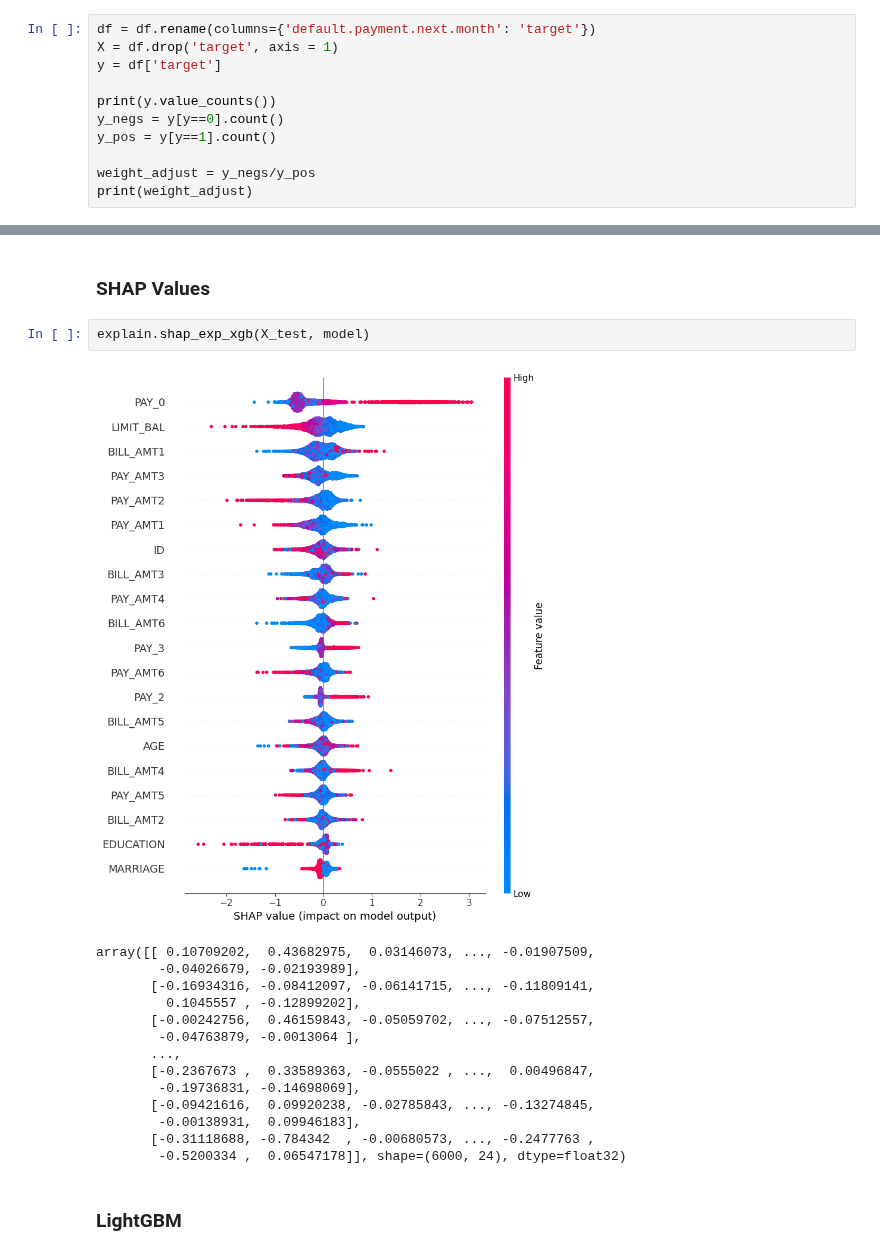
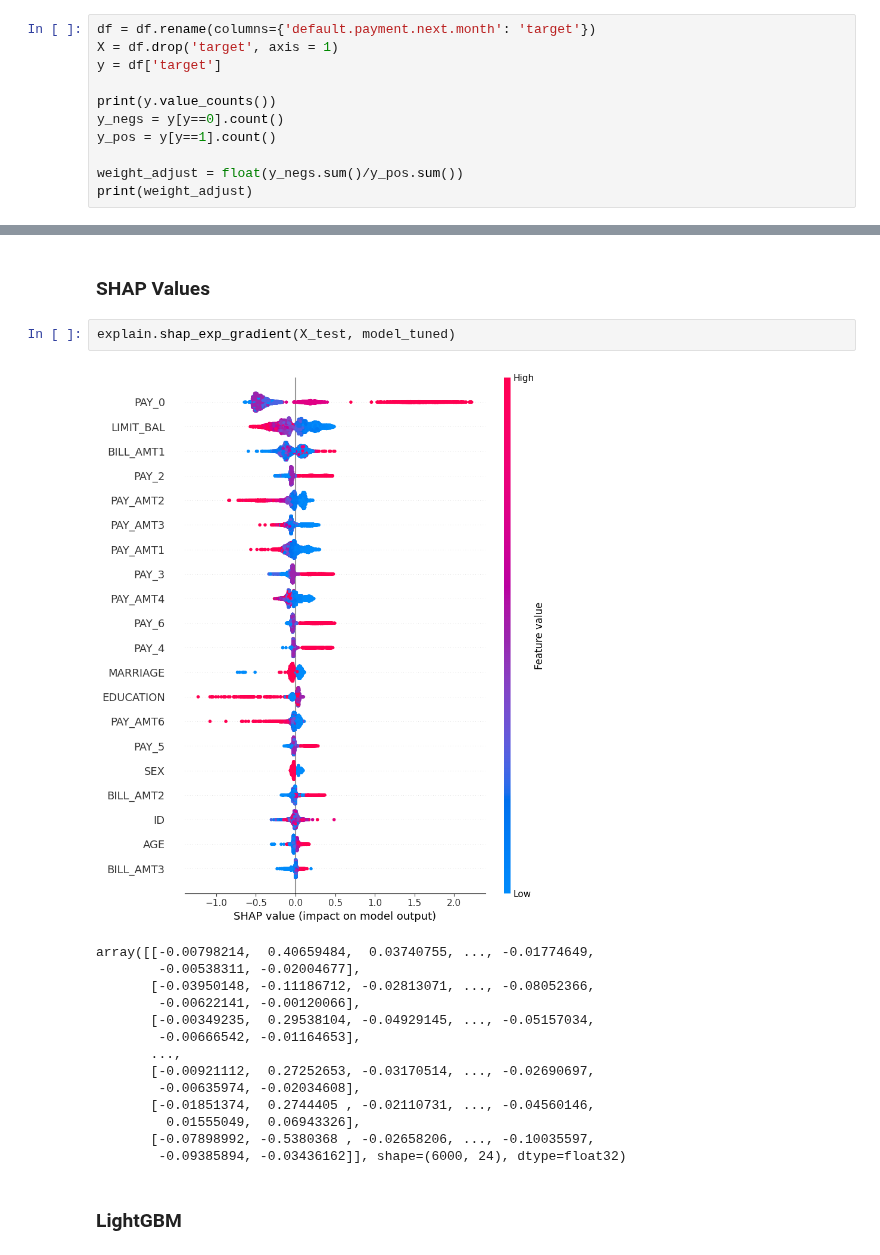
Before and after one commit to mychellehale/creditlens, a Jupyter notebook: notebooks/xgboost_uci_credit.ipynb, the cells around one changed output, grey strips where cells are left out. Drawn from its saved outputs; the diff is of its cells as text.

```diff
--- a/notebooks/xgboost_uci_credit.ipynb
+++ b/notebooks/xgboost_uci_credit.ipynb
@@ -62,7 +62,7 @@ print(y.value_counts())
 y_negs = y[y==0].count()
 y_pos = y[y==1].count()
 
-weight_adjust = y_negs/y_pos
+weight_adjust = float(y_negs.sum()/y_pos.sum())
 print(weight_adjust)
 # %% [output]
 target
@@ -295,22 +296,22 @@ evaluate.auc_eval(model_tuned, X_test, y_test)
 # %% [markdown]
 ### SHAP Values
 # %%
-explain.shap_exp_xgb(X_test, model)
+explain.shap_exp_gradient(X_test, model_tuned)
 # %% [output]
-[figure, old version]
+[figure, new version]
-array([[ 0.10709202,  0.43682975,  0.03146073, ..., -0.01907509,
-        -0.04026679, -0.02193989],
-       [-0.16934316, -0.08412097, -0.06141715, ..., -0.11809141,
-         0.1045557 , -0.12899202],
-       [-0.00242756,  0.46159843, -0.05059702, ..., -0.07512557,
-        -0.04763879, -0.0013064 ],
+array([[-0.00798214,  0.40659484,  0.03740755, ..., -0.01774649,
+        -0.00538311, -0.02004677],
+       [-0.03950148, -0.11186712, -0.02813071, ..., -0.08052366,
+        -0.00622141, -0.00120066],
+       [-0.00349235,  0.29538104, -0.04929145, ..., -0.05157034,
+        -0.00666542, -0.01164653],
        ...,
-       [-0.2367673 ,  0.33589363, -0.0555022 , ...,  0.00496847,
-        -0.19736831, -0.14698069],
-       [-0.09421616,  0.09920238, -0.02785843, ..., -0.13274845,
-        -0.00138931,  0.09946183],
-       [-0.31118688, -0.784342  , -0.00680573, ..., -0.2477763 ,
-        -0.5200334 ,  0.06547178]], shape=(6000, 24), dtype=float32)
+       [-0.00921112,  0.27252653, -0.03170514, ..., -0.02690697,
+        -0.00635974, -0.02034608],
+       [-0.01851374,  0.2744405 , -0.02110731, ..., -0.04560146,
+         0.01555049,  0.06943326],
+       [-0.07898992, -0.5380368 , -0.02658206, ..., -0.10035597,
+        -0.09385894, -0.03436162]], shape=(6000, 24), dtype=float32)
 # %% [markdown]
 ### LightGBM
 # %% [markdown]
```
Also changed, not shown: parts of 25 cells of this notebook, 2 other files.
